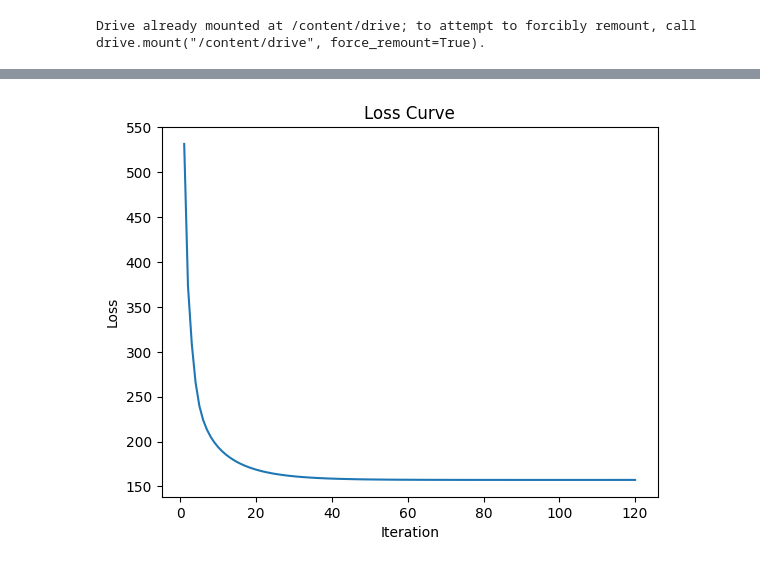
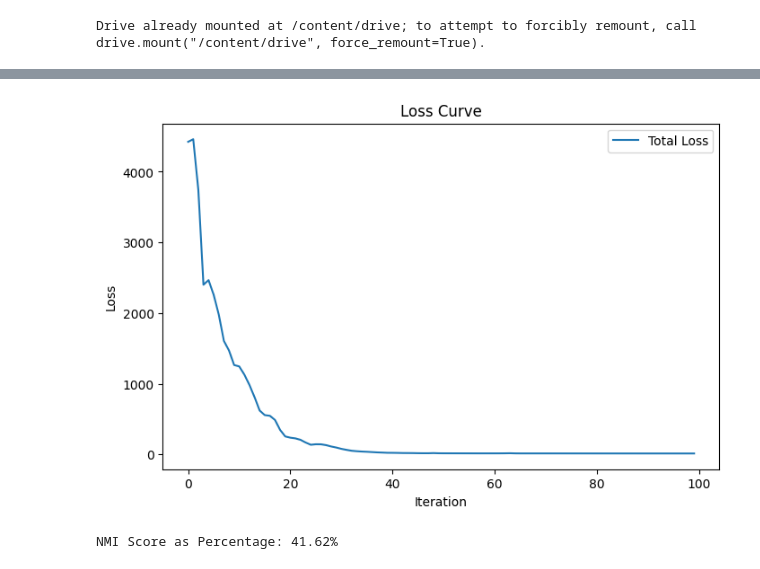
Before and after one commit to faizanmalikk/MultiView-Clustering, a Jupyter notebook: code.ipynb, the cells around one changed output, grey strips where cells are left out. Saved outputs shown, nothing was run; the diff lists cells and outputs as text; code cells hidden in the pictures.

```diff
--- a/code.ipynb
+++ b/code.ipynb
@@ -186,0 +87,12 @@ def classification_loss(U, logits):
+# %%
+def update_V(X, U):
+    N, d_x = X.shape
+    K = U.shape[1]
+    V_new = np.zeros((d_x, K))
+    for k in range(K):
+        weights = U[:, k].reshape(-1, 1)
+        if np.sum(weights) > 1e-8:
+            V_new[:, k] = np.sum(weights * X, axis=0) / np.sum(weights)
+        else:
+            V_new[:, k] = np.random.rand(d_x)
+    return V_new
@@ -243,0 +134,24 @@ Iteration 120/120
+# %%
+losses = []
+T = T_init
+global_t = 0  # for Adam
+
+for iteration in range(max_iter):
+    print(f"Iteration {iteration + 1}/{max_iter}")
+
+    # Step 1: Update U using the soft assignment rule with temperature annealing.
+    U = update_U(X_scaled, V, W, Z_scaled, K, alpha=alpha, beta=beta, T=T)
+
+    # Step 2: Update V using a weighted average.
+    V = update_V(X_scaled, U)
+
+    # Step 3: Update W using Adam optimizer with proximal L1.
+    W, m_W, v_W, global_t = update_W(Z_scaled, U, W, m_W, v_W, global_t,
+                                            lr=adam_lr, beta1=adam_beta1, beta2=adam_beta2,
+                                            epsilon=epsilon, lambda_w=lambda_w)
+
+    # Decay the temperature for U update (annealing)
+    T = max(0.1, T * T_decay)
+
+    total_loss = compute_loss(X_scaled, V, W, U, Z_scaled, lambda_w, lambda_s)
+    losses.append(total_loss)
@@ -244,9 +176,17 @@ Iteration 120/120
 # %%
-# Plot the loss curve
-plt.plot(range(1, len(losses) + 1), losses)
+# Plot the loss curve.
+plt.figure(figsize=(8,5))
+plt.plot(losses, label='Total Loss')
 plt.xlabel('Iteration')
 plt.ylabel('Loss')
 plt.title('Loss Curve')
+plt.legend()
 plt.show()
 # %% [output]
-[figure, old version]
+[figure, new version]
+# %%
+predicted_labels = np.argmax(U, axis=1)
+nmi_score = normalized_mutual_info_score(true_labels, predicted_labels)
+print(f"NMI Score as Percentage: {nmi_score*100:.2f}%")
+# %% [output]
+NMI Score as Percentage: 41.62%
```
Also changed, not shown: parts of 20 cells of this notebook, 5 other files.
